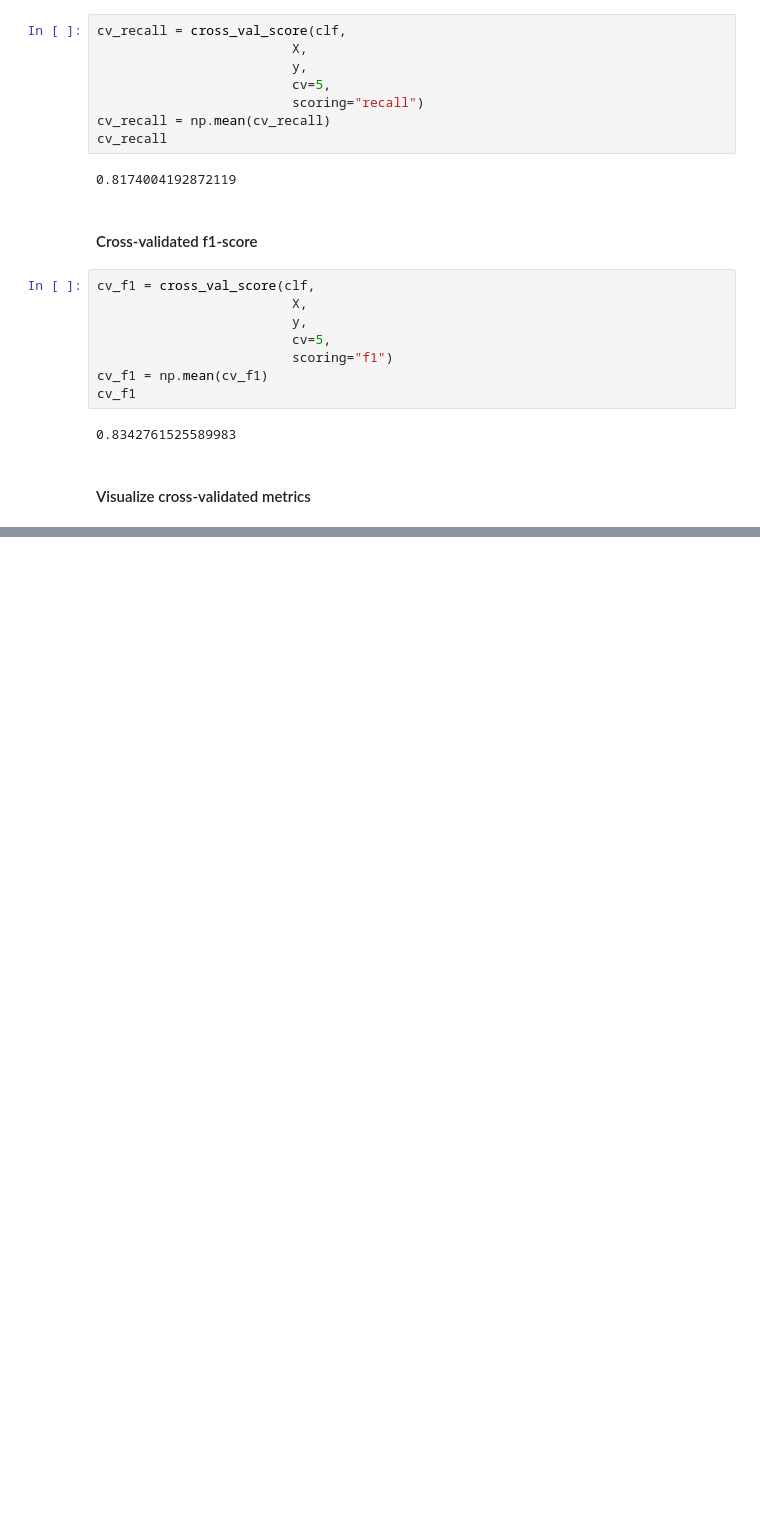
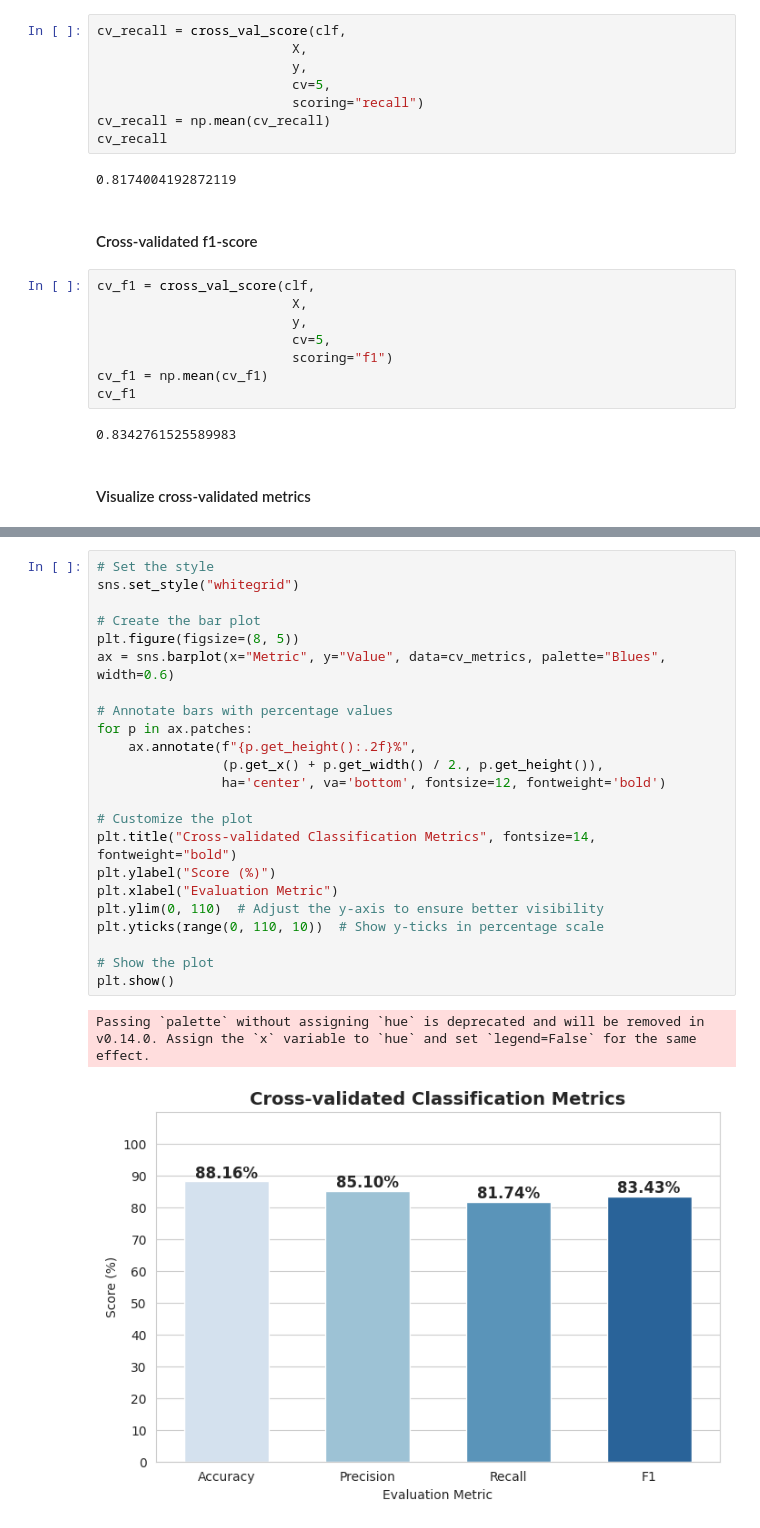
Before and after one commit to Minhajul99/Diabetes-Prediction, a Jupyter notebook: Diabetes_Prediction.ipynb, the cells around one changed output, grey strips where cells are left out. Drawn from its saved outputs; the diff is of its cells as text; blank space fills up the shorter version.

```diff
--- a/Diabetes_Prediction.ipynb
+++ b/Diabetes_Prediction.ipynb
@@ -1201,3 +1201,29 @@ fig.update_layout(yaxis=dict(ticksuffix="%"))
 fig.show()
 # %% [output]
 [interactive output not drawn]
+# %%
+# Set the style
+sns.set_style("whitegrid")
+
+# Create the bar plot
+plt.figure(figsize=(8, 5))
+ax = sns.barplot(x="Metric", y="Value", data=cv_metrics, palette="Blues", width=0.6)
+
+# Annotate bars with percentage values
+for p in ax.patches:
+    ax.annotate(f"{p.get_height():.2f}%",
+                (p.get_x() + p.get_width() / 2., p.get_height()),
+                ha='center', va='bottom', fontsize=12, fontweight='bold')
+
+# Customize the plot
+plt.title("Cross-validated Classification Metrics", fontsize=14, fontweight="bold")
+plt.ylabel("Score (%)")
+plt.xlabel("Evaluation Metric")
+plt.ylim(0, 110)  # Adjust the y-axis to ensure better visibility
+plt.yticks(range(0, 110, 10))  # Show y-ticks in percentage scale
+
+# Show the plot
+plt.show()
+# %% [output]
+Passing `palette` without assigning `hue` is deprecated and will be removed in v0.14.0. Assign the `x` variable to `hue` and set `legend=False` for the same effect.
+[figure, added]
```
